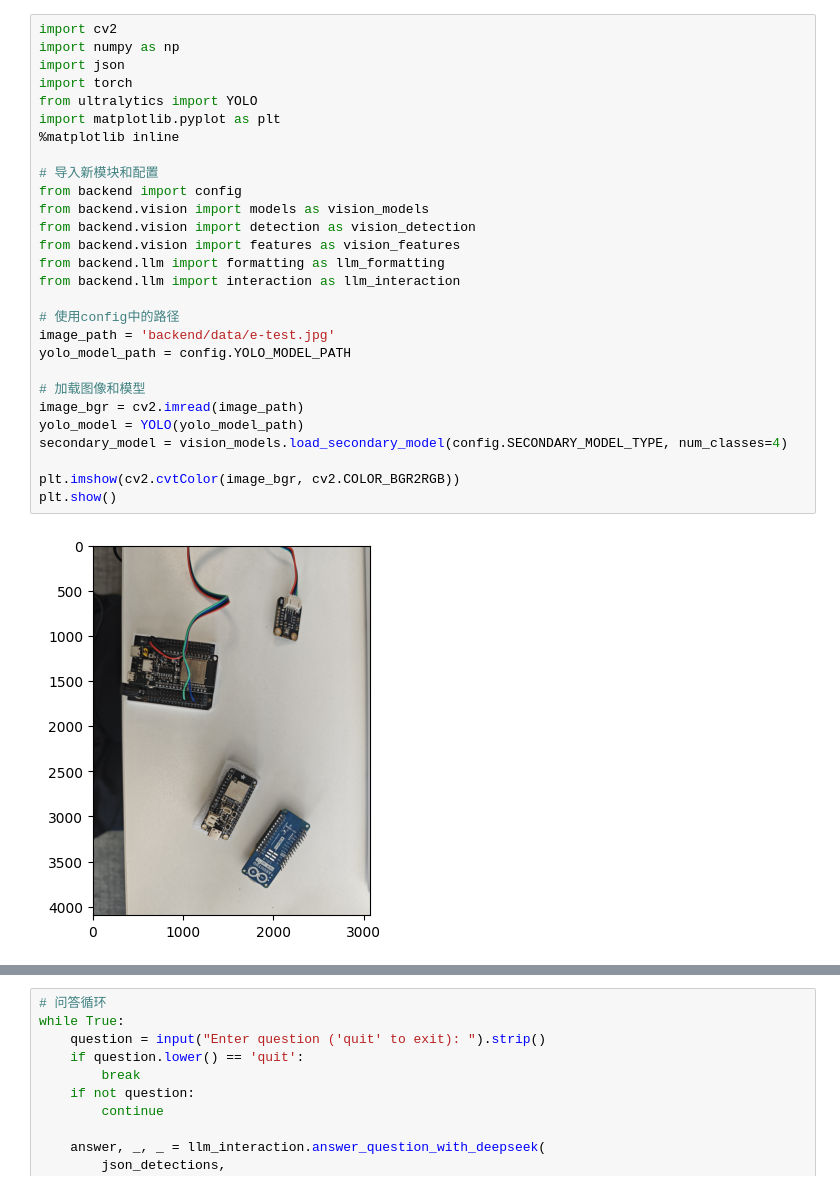
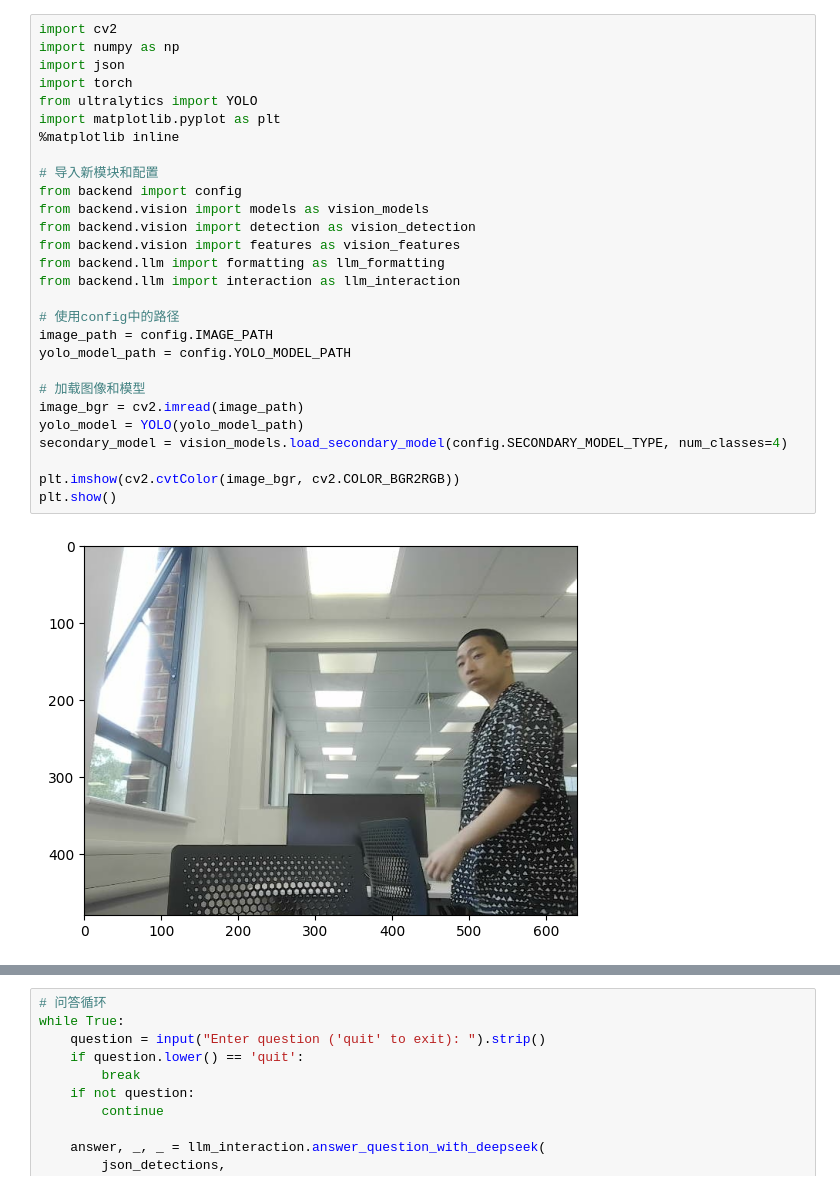
Before and after one commit to Z2nd/DeepSeek-Image-Recognition, a Jupyter notebook: app.ipynb, the cells around one changed output, grey strips where cells are left out. Drawn from its saved outputs; the diff is of its cells as text.

```diff
--- a/app.ipynb
+++ b/app.ipynb
@@ -1,33 +1,33 @@
 # %%
 import cv2
 import numpy as np
 import json
 import torch
 from ultralytics import YOLO
 import matplotlib.pyplot as plt
 %matplotlib inline
 
 # 导入新模块和配置
 from backend import config
 from backend.vision import models as vision_models
 from backend.vision import detection as vision_detection
 from backend.vision import features as vision_features
 from backend.llm import formatting as llm_formatting
 from backend.llm import interaction as llm_interaction
 
 # 使用config中的路径
-image_path = 'backend/data/e-test.jpg'
+image_path = config.IMAGE_PATH
 yolo_model_path = config.YOLO_MODEL_PATH
 
 # 加载图像和模型
 image_bgr = cv2.imread(image_path)
 yolo_model = YOLO(yolo_model_path)
 secondary_model = vision_models.load_secondary_model(config.SECONDARY_MODEL_TYPE, num_classes=4)
 
 plt.imshow(cv2.cvtColor(image_bgr, cv2.COLOR_BGR2RGB))
 plt.show()
 # %% [output]
-[figure, old version]
+[figure, new version]
 # %%
 # 执行检测
 detections_list, annotated_image = vision_detection.detect_objects_yolo(
```
Also changed, not shown: parts of 1 cell of this notebook, 3 other files.
